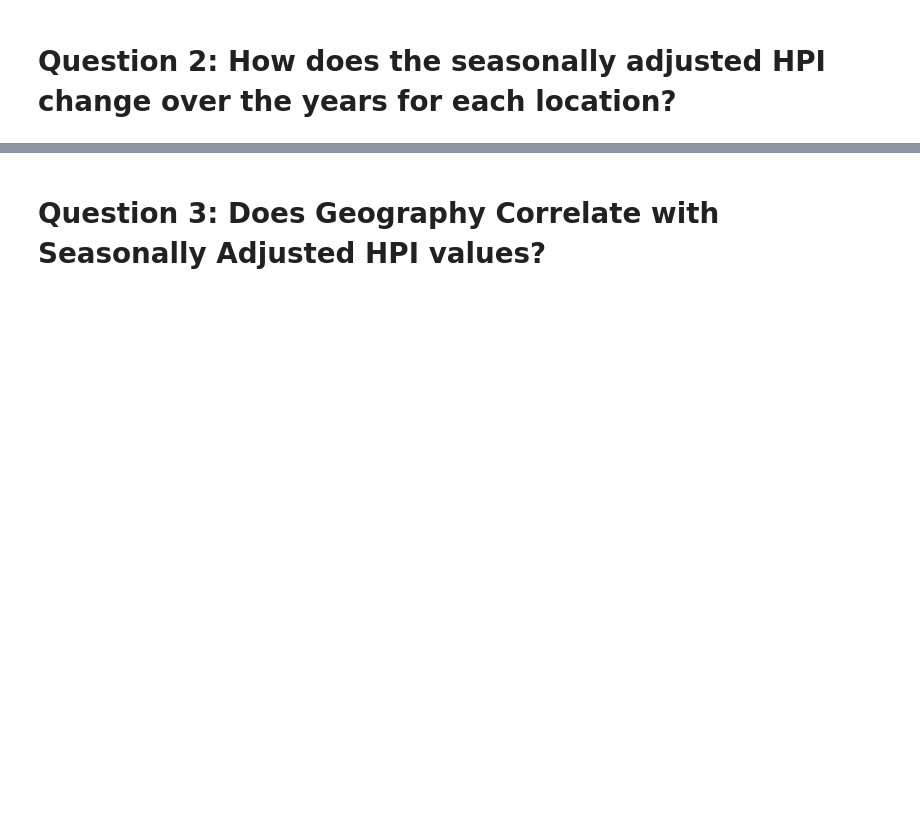
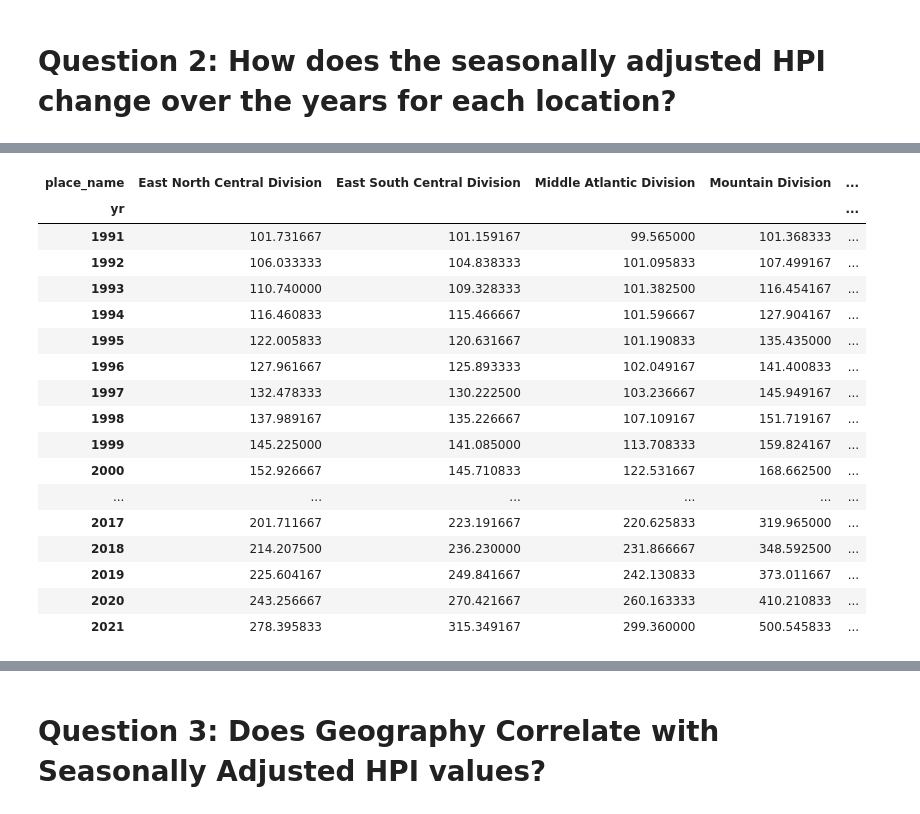
Before and after one commit to Silvam1345/cs103a-cpa01, a Jupyter notebook: cpa01.ipynb, the cells around one changed output, grey strips where cells are left out. Drawn from its saved outputs; the diff is of its cells as text; code cells hidden in the pictures; blank space fills up the shorter version.

```diff
--- a/cpa01.ipynb
+++ b/cpa01.ipynb
@@ -49,0 +68,23 @@ Name: index_sa, dtype: float64
+# %%
+hpi_column = 'index_sa'
+region_hdf = pd.pivot_table(region_hdf, values = hpi_column, index = ['yr'], columns = ['place_name'])
+region_hdf
+# %% [output]
+| place_name | East North Central Division | East South Central Division | Middle Atlantic Division | Mountain Division | ... |
+| yr |  |  |  |  | ... |
+| 1991 | 101.731667 | 101.159167 | 99.565000 | 101.368333 | ... |
+| 1992 | 106.033333 | 104.838333 | 101.095833 | 107.499167 | ... |
+| 1993 | 110.740000 | 109.328333 | 101.382500 | 116.454167 | ... |
+| 1994 | 116.460833 | 115.466667 | 101.596667 | 127.904167 | ... |
+| 1995 | 122.005833 | 120.631667 | 101.190833 | 135.435000 | ... |
+| 1996 | 127.961667 | 125.893333 | 102.049167 | 141.400833 | ... |
+| 1997 | 132.478333 | 130.222500 | 103.236667 | 145.949167 | ... |
+| 1998 | 137.989167 | 135.226667 | 107.109167 | 151.719167 | ... |
+| 1999 | 145.225000 | 141.085000 | 113.708333 | 159.824167 | ... |
+| 2000 | 152.926667 | 145.710833 | 122.531667 | 168.662500 | ... |
+| ... | ... | ... | ... | ... | ... |
+| 2017 | 201.711667 | 223.191667 | 220.625833 | 319.965000 | ... |
+| 2018 | 214.207500 | 236.230000 | 231.866667 | 348.592500 | ... |
+| 2019 | 225.604167 | 249.841667 | 242.130833 | 373.011667 | ... |
+| 2020 | 243.256667 | 270.421667 | 260.163333 | 410.210833 | ... |
+| 2021 | 278.395833 | 315.349167 | 299.360000 | 500.545833 | ... |
```
Also changed, not shown: parts of 2 cells of this notebook.
